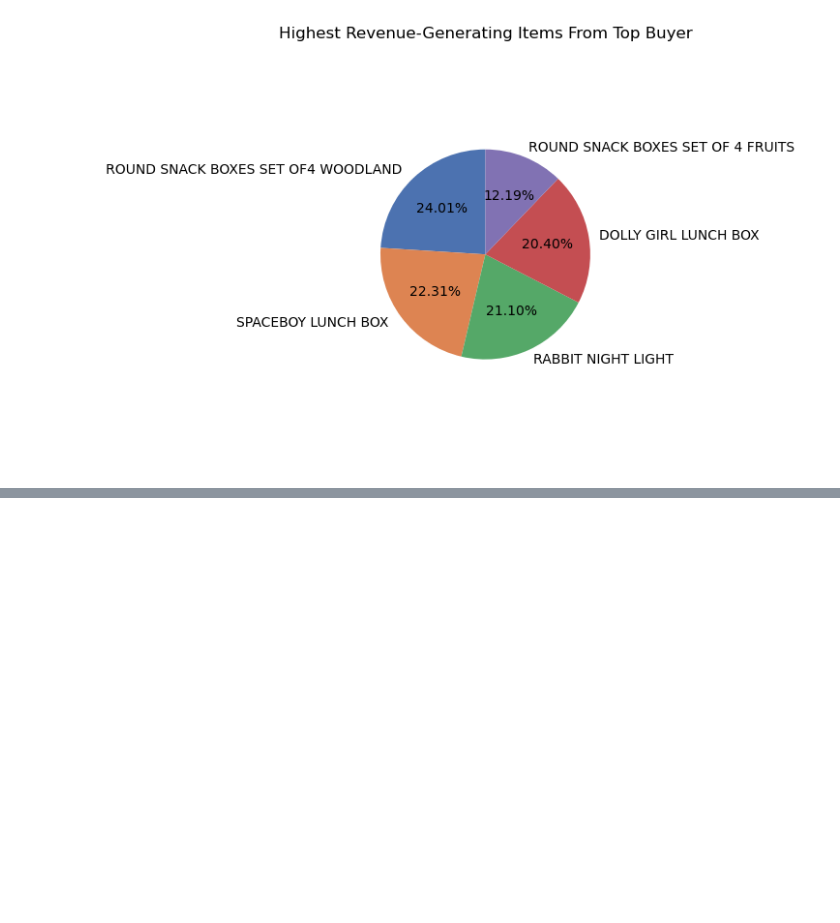
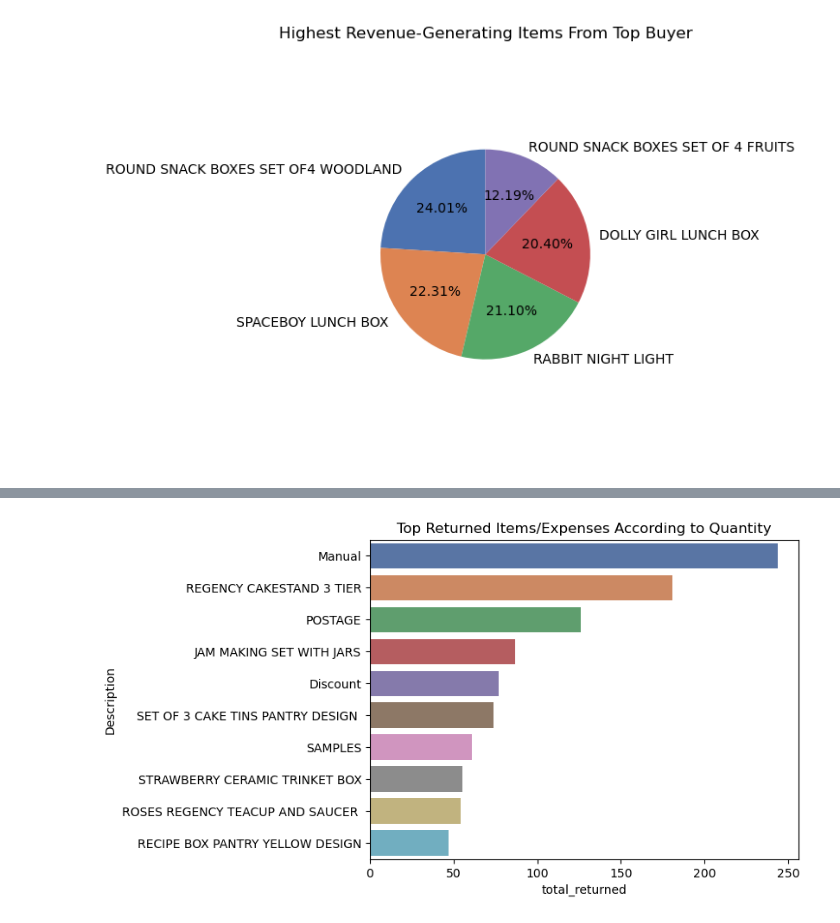
Before and after one commit to samcast1/PersonalProjects, a Jupyter notebook: PySpark ECommerce Analysis/PySpark & SparkSQL E-Commerce Analysis.ipynb, the cells around one changed output, grey strips where cells are left out. Cells and saved outputs as stored; diff of their text form; code cells hidden in the pictures; blank space fills up the shorter version.

```diff
--- a/PySpark ECommerce Analysis/PySpark & SparkSQL E-Commerce Analysis.ipynb
+++ b/PySpark ECommerce Analysis/PySpark & SparkSQL E-Commerce Analysis.ipynb
@@ -954,0 +783,11 @@ plt.show();
+# %%
+res = sql("""
+
+SELECT Description, COUNT(InvoiceNo) AS total_returned, SUM(UnitPrice*Quantity) AS total_value
+FROM retail
+WHERE InvoiceNo LIKE "C%"
+GROUP BY Description
+ORDER BY total_returned DESC
+LIMIT 10
+
+""")
@@ -954,0 +809,8 @@ plt.show();
+# %%
+dfp = res.toPandas()
+
+sns.barplot(x='total_returned',y='Description',data=dfp)
+plt.title('Top Returned Items/Expenses According to Quantity')
+plt.show();
+# %% [output]
+[figure, added]
```
Also changed, not shown: parts of 24 cells of this notebook, 1 other file.
